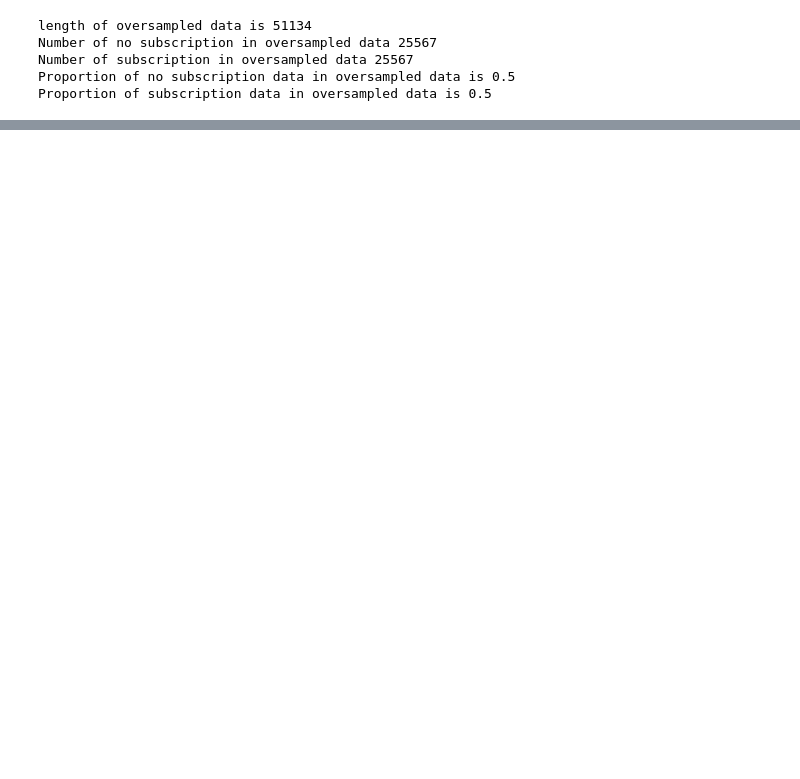
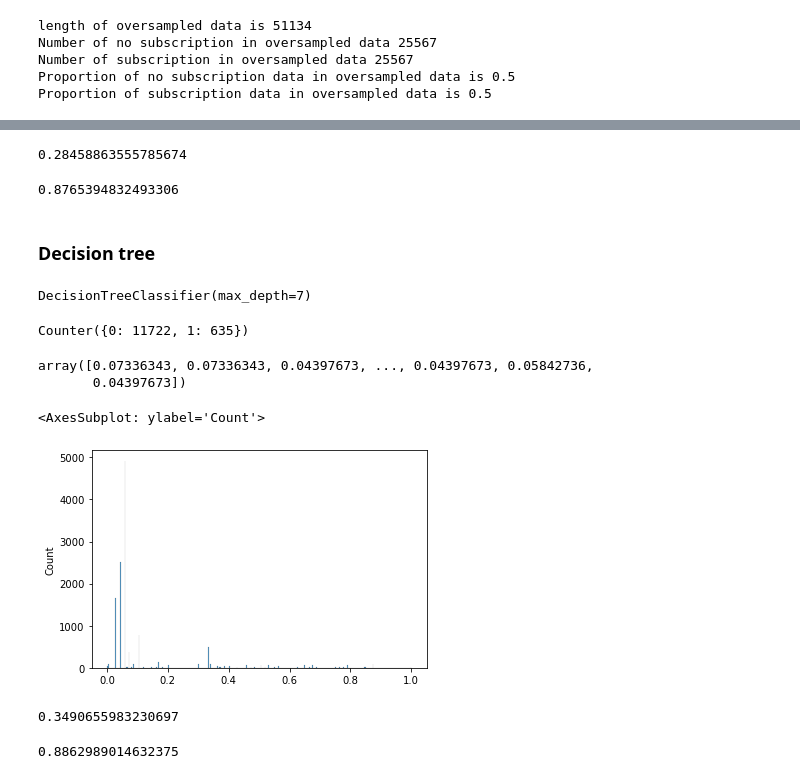
Before and after one commit to khanhvynguyen/Term_Deposit_Prediction_ML, a Jupyter notebook: term_deposit_prediction.ipynb, the cells around one changed output, grey strips where cells are left out. Saved outputs shown, nothing was run; the diff lists cells and outputs as text; code cells hidden in the pictures; blank space fills up the shorter version.

```diff
--- a/term_deposit_prediction.ipynb
+++ b/term_deposit_prediction.ipynb
@@ -865,0 +857,52 @@ print(confusion_matrix)
+# %%
+# Calculate using binary cross entropy loss
+from sklearn.metrics import log_loss
+
+log_loss(y_test, y_prob)
+# %% [output]
+0.28458863555785674
+# %%
+from sklearn.metrics import f1_score
+
+f1_score(y_test, y_pred, average="weighted")
+# %% [output]
+0.8765394832493306
+# %% [markdown]
+### Decision tree
+# %%
+from sklearn import tree
+
+model = tree.DecisionTreeClassifier(max_depth =7)
+model.fit(X_train, y_train)
+# %% [output]
+DecisionTreeClassifier(max_depth=7)
+# %%
+from collections import Counter
+y_pred = model.predict(X_test)
+Counter(y_pred)
+# %% [output]
+Counter({0: 11722, 1: 635})
+# %%
+y_prob = model.predict_proba(X_test)[:,1]
+y_prob
+# %% [output]
+array([0.07336343, 0.07336343, 0.04397673, ..., 0.04397673, 0.05842736,
+       0.04397673])
+# %%
+sns.histplot(y_prob)
+# %% [output]
+<AxesSubplot: ylabel='Count'>
+[figure, added]
+# %%
+# Calculate using binary cross entropy loss
+from sklearn.metrics import log_loss
+
+log_loss(y_test, y_prob)
+# %% [output]
+0.3490655983230697
+# %%
+from sklearn.metrics import f1_score
+
+f1_score(y_test, y_pred, average="weighted")
+# %% [output]
+0.8862989014632375
```
Also changed, not shown: parts of 73 cells of this notebook.
